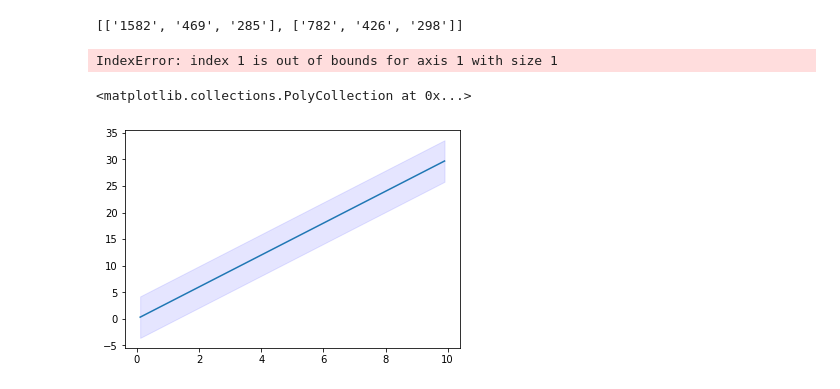
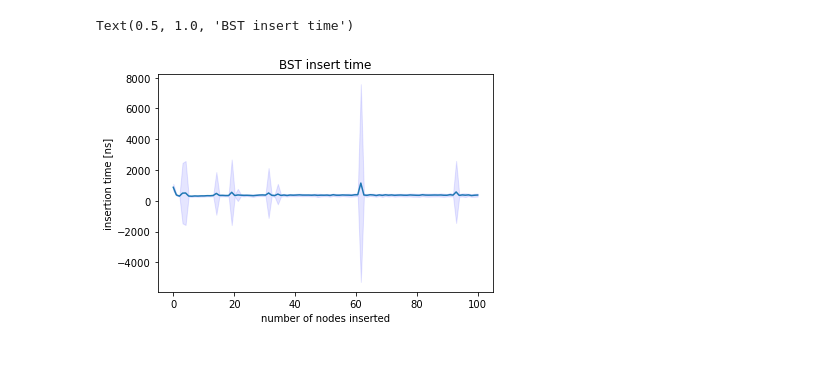
Before and after one commit to Andrecik/BinarySearchTree, a Jupyter notebook: benchgraph.ipynb, the cells around one changed output. Saved outputs shown, nothing was run; the diff lists cells and outputs as text; code cells hidden in the pictures; blank space fills up the shorter version.

Commit message:
benchmark data and plots

```diff
--- a/benchgraph.ipynb
+++ b/benchgraph.ipynb
@@ -40,7 +44,8 @@ for count,run in enumerate(runs):
 # %%
 insert_BST = [[] for _ in range(number_of_runs)]
 insert_map = [[] for _ in range(number_of_runs)]
-copy = [[] for _ in range(number_of_runs)]
+copy_BST = [[] for _ in range(number_of_runs)]
+copy_map = [[] for _ in range(number_of_runs)]
 find_BST = [[] for _ in range(number_of_runs)]
 find_map = [[] for _ in range(number_of_runs)]
 modify_BST = [[] for _ in range(number_of_runs)]
@@ -49,14 +54,19 @@ erase_BST = [[] for _ in range(number_of_runs)]
 erase_map = [[] for _ in range(number_of_runs)]
 
 
-for c,v in enumerate(times_list):
+for c, v in enumerate(times_list):
     insert_BST[c] = [i for i in v[0: number_of_nodes]]
-    insert_map[c]= [i for i in v[number_of_nodes: number_of_nodes*2]]
-    copy[c].append(v[number_of_nodes*2])
-    copy[c].append(v[number_of_nodes*2+1])
-    find_BST[c]= [i for i in v[number_of_nodes*2+2: number_of_nodes*3+2]]
-    find_map[c]= [i for i in v[number_of_nodes*3+2: number_of_nodes*4+2]]
-    modify_BST[c]= [i for i in v[number_of_nodes*4+2: number_of_nodes*5+2]]
-    modify_map[c]= [i for i in v[number_of_nodes*5+2: number_of_nodes*6+2]]
-    erase_BST[c]= [i for i in v[number_of_nodes*6+2: number_of_nodes*6+22]]
-    erase_map[c]= [i for i in v[number_of_nodes*6+22: number_of_nodes*6+42]]
+    insert_map[c] = [i for i in v[number_of_nodes: number_of_nodes*2]]
+    copy_BST[c] = [i for i in v[number_of_nodes*2: number_of_nodes*3]]
+    copy_map[c] = [i for i in v[number_of_nodes*3: number_of_nodes*4]]
+    find_BST[c] = [i for i in v[number_of_nodes*4: number_of_nodes*4+random_test]]
+    find_map[c] = [i for i in v[number_of_nodes*4 +
+                                random_test: number_of_nodes*4+2*random_test]]
+    modify_BST[c] = [i for i in v[number_of_nodes*4 +
+                                  2*random_test: number_of_nodes*4+3*random_test]]
+    modify_map[c] = [i for i in v[number_of_nodes*4 +
+                                  3*random_test: number_of_nodes*4+4*random_test]]
+    erase_BST[c] = [i for i in v[number_of_nodes*4+4 *
+                                 random_test: number_of_nodes*4+5*random_test]]
+    erase_map[c] = [i for i in v[number_of_nodes*4+5 *
+                                 random_test: number_of_nodes*4+6*random_test]]
@@ -70,10 +72,0 @@ copy_final
-# %%
-insert_BST
-# %% [output]
-[['1582', '469', '285'], ['782', '426', '298']]
-# %%
-insert_BST
-arr = np.array(insert_BST)
-arr[:,1]
-# %% [output]
-IndexError: index 1 is out of bounds for axis 1 with size 1
@@ -87,16 +107,15 @@ rm results.txt
 # %%
 from matplotlib import pyplot as plt
-import numpy as np
 
-#some example data
-x = np.linspace(0.1, 9.9, 20)
-y = 3.0 * x
-#some confidence interval
-ci = 1.96 * np.std(y)/np.sqrt(len(x))
-
+# INSERT BST
+x = np.linspace(0, number_of_nodes, number_of_nodes)
 fig, ax = plt.subplots()
-ax.plot(x,y)
-ax.fill_between(x, (y-ci), (y+ci), color='b', alpha=.1)
+ax.plot(x, insert_BST_mean)
+ax.fill_between(x, (insert_BST_mean-insert_BST_std),
+                (insert_BST_mean+insert_BST_std), color='b', alpha=.1)
+ax.set_xlabel('number of nodes inserted')
+ax.set_ylabel('insertion time [ns]')
+ax.set_title("BST insert time")
 # %% [output]
-<matplotlib.collections.PolyCollection at 0x...>
+Text(0.5, 1.0, 'BST insert time')
-[figure, old version]
+[figure, new version]
```
Also changed, not shown: parts of 18 cells of this notebook, 5 other files.
